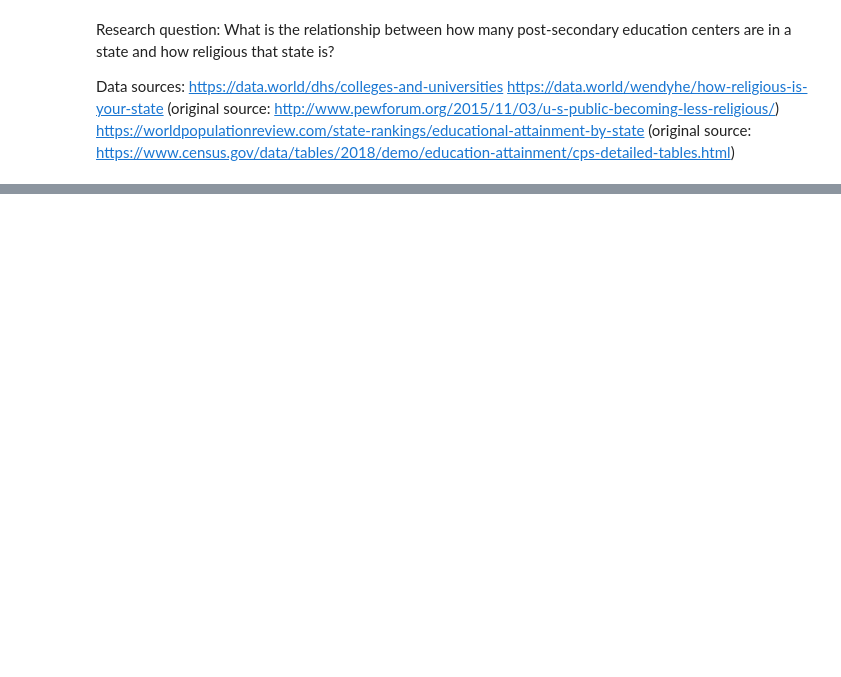
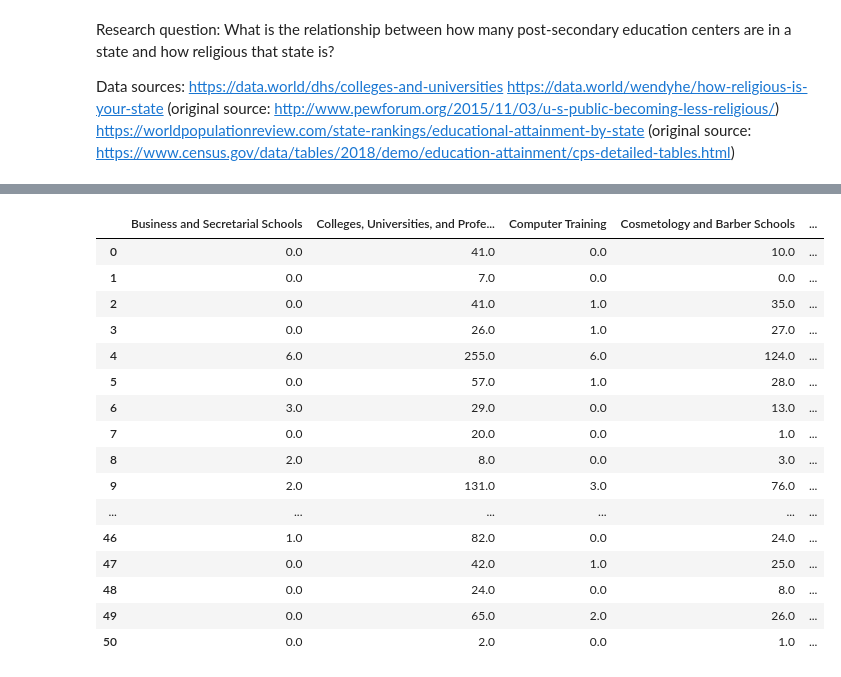
Before and after one commit to kirakirakira/Code-Louisville-Data-Science-Project, a Jupyter notebook: Education and Religion.ipynb, the cells around one changed output, grey strips where cells are left out. Cells and saved outputs as stored; diff of their text form; code cells hidden in the pictures; blank space fills up the shorter version.

```diff
--- a/Education and Religion.ipynb
+++ b/Education and Religion.ipynb
@@ -136,5 +136,5 @@ school_summary_df = pd.DataFrame()
 for state in states:
     school_summary_df = total_schools(state, school_summary_df)
 
-school_summary_df
+# school_summary_df
 # %% [output]
@@ -142,3 +141,20 @@ SyntaxError: invalid syntax (<ipython-input-160-1ff2e86fa147>, line 20)
+|  | Business and Secretarial Schools | Colleges, Universities, and Profe... | Computer Training | Cosmetology and Barber Schools | ... |
+| 0 | 0.0 | 41.0 | 0.0 | 10.0 | ... |
+| 1 | 0.0 | 7.0 | 0.0 | 0.0 | ... |
+| 2 | 0.0 | 41.0 | 1.0 | 35.0 | ... |
+| 3 | 0.0 | 26.0 | 1.0 | 27.0 | ... |
+| 4 | 6.0 | 255.0 | 6.0 | 124.0 | ... |
+| 5 | 0.0 | 57.0 | 1.0 | 28.0 | ... |
+| 6 | 3.0 | 29.0 | 0.0 | 13.0 | ... |
+| 7 | 0.0 | 20.0 | 0.0 | 1.0 | ... |
+| 8 | 2.0 | 8.0 | 0.0 | 3.0 | ... |
+| 9 | 2.0 | 131.0 | 3.0 | 76.0 | ... |
+| ... | ... | ... | ... | ... | ... |
+| 46 | 1.0 | 82.0 | 0.0 | 24.0 | ... |
+| 47 | 0.0 | 42.0 | 1.0 | 25.0 | ... |
+| 48 | 0.0 | 24.0 | 0.0 | 8.0 | ... |
+| 49 | 0.0 | 65.0 | 2.0 | 26.0 | ... |
+| 50 | 0.0 | 2.0 | 0.0 | 1.0 | ... |
 # %%
 rel_df['Estimated Population'] = rel_df['Total Number of Adherents']/(rel_df['Rates of Adherence per 1,000 Population']/1000)
 rel_df = rel_df.rename(columns={'State Name': 'State'})
```
Also changed, not shown: parts of 9 cells of this notebook.
